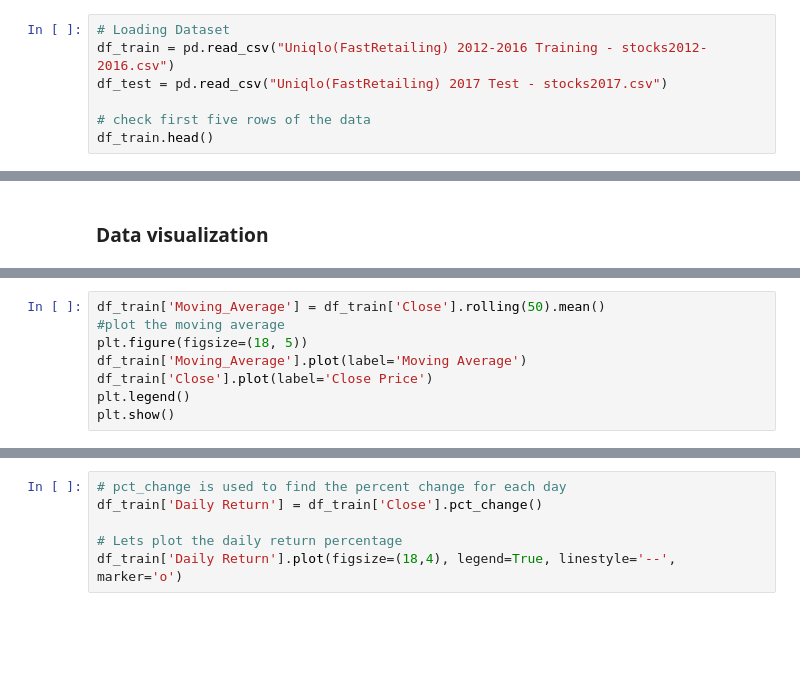
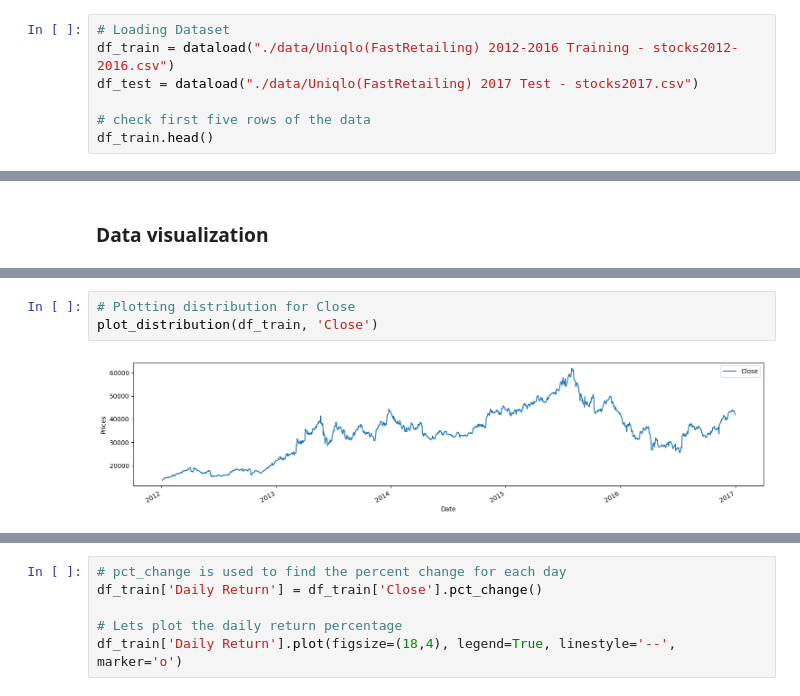
Before and after one commit to taharathussain/Stock-Price-Prediction, a Jupyter notebook: Code.ipynb, the cells around one changed output, grey strips where cells are left out. Saved outputs shown, nothing was run; the diff lists cells and outputs as text; blank space fills up the shorter version.

```diff
--- a/Code.ipynb
+++ b/Code.ipynb
@@ -12,8 +20,8 @@ warnings.filterwarnings("ignore")
 #### Load and understand data
 # %%
 # Loading Dataset
-df_train = pd.read_csv("Uniqlo(FastRetailing) 2012-2016 Training - stocks2012-2016.csv")
-df_test = pd.read_csv("Uniqlo(FastRetailing) 2017 Test - stocks2017.csv")
+df_train = dataload("./data/Uniqlo(FastRetailing) 2012-2016 Training - stocks2012-2016.csv")
+df_test = dataload("./data/Uniqlo(FastRetailing) 2017 Test - stocks2017.csv")
 
 # check first five rows of the data
 df_train.head()
@@ -144,8 +106,0 @@ df_train['Volume'].plot(legend=True, figsize=(18,4))
-# %%
-df_train['Moving_Average'] = df_train['Close'].rolling(50).mean()
-#plot the moving average
-plt.figure(figsize=(18, 5))
-df_train['Moving_Average'].plot(label='Moving Average')
-df_train['Close'].plot(label='Close Price')
-plt.legend()
-plt.show()
@@ -176,0 +107,5 @@ Text(0.5, 1.0, 'Price Return')
+# %%
+# Plotting distribution for Close
+plot_distribution(df_train, 'Close')
+# %% [output]
+[figure, added]
```
Also changed, not shown: parts of 97 cells of this notebook, 8 other files.
